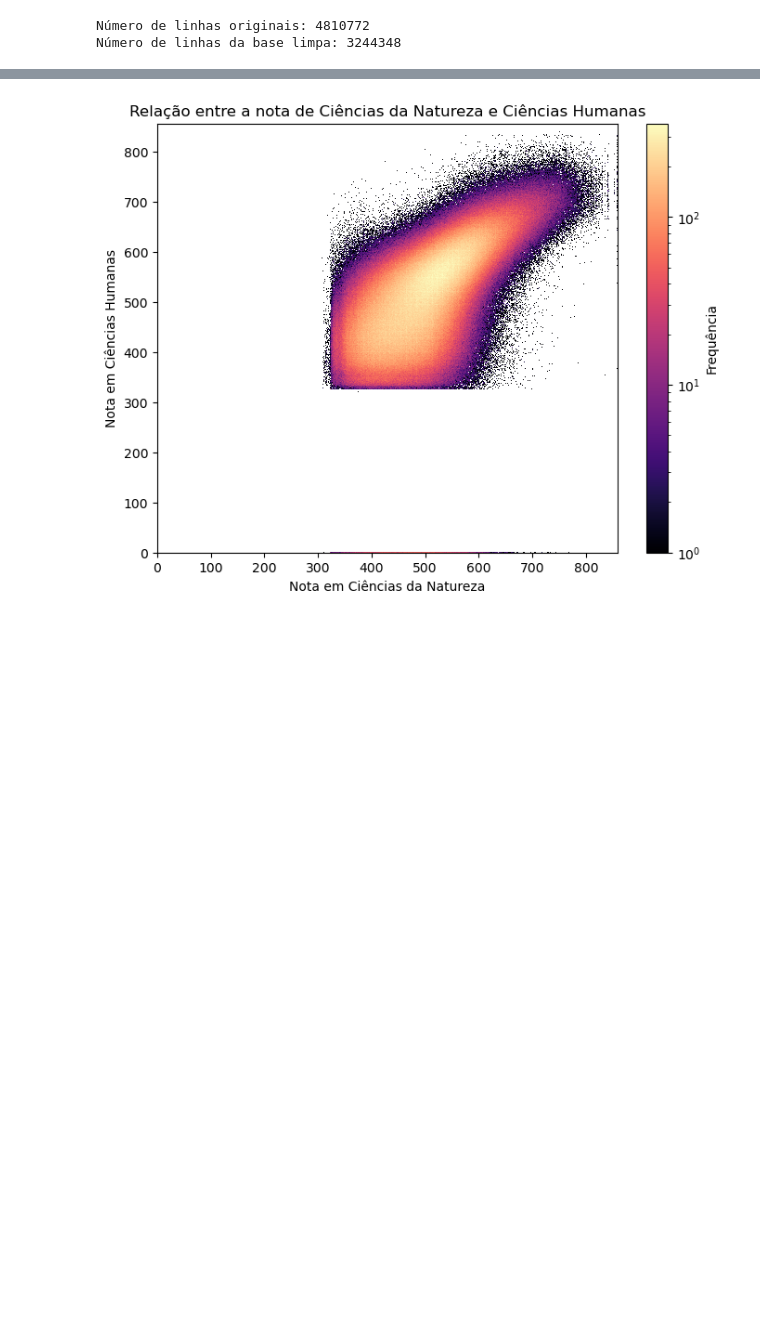
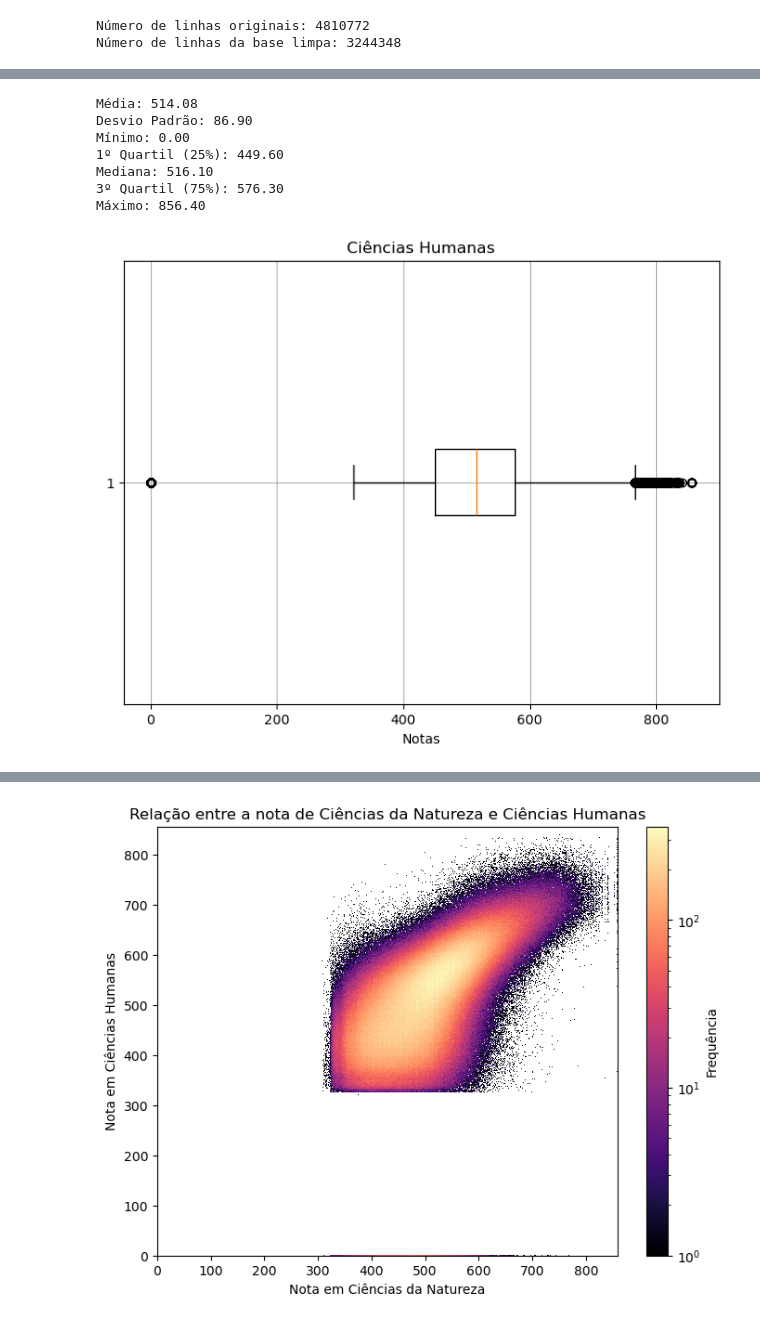
Before and after one commit to Machine-Learning-AV2/Pipeline_MachineLearning_AV2, a Jupyter notebook: analise_exploratoria.ipynb, the cells around one changed output, grey strips where cells are left out. Drawn from its saved outputs; the diff is of its cells as text; code cells hidden in the pictures; blank space fills up the shorter version.

```diff
--- a/analise_exploratoria.ipynb
+++ b/analise_exploratoria.ipynb
@@ -30,0 +72,13 @@ Número de linhas da base limpa: 3244348
+# %%
+ch = dados_limpos[:,2]
+
+estatisticas(ch, "Ciências Humanas")
+# %% [output]
+Média: 514.08
+Desvio Padrão: 86.90
+Mínimo: 0.00
+1º Quartil (25%): 449.60
+Mediana: 516.10
+3º Quartil (75%): 576.30
+Máximo: 856.40
+[figure, added]
```
Also changed, not shown: parts of 10 cells of this notebook.
